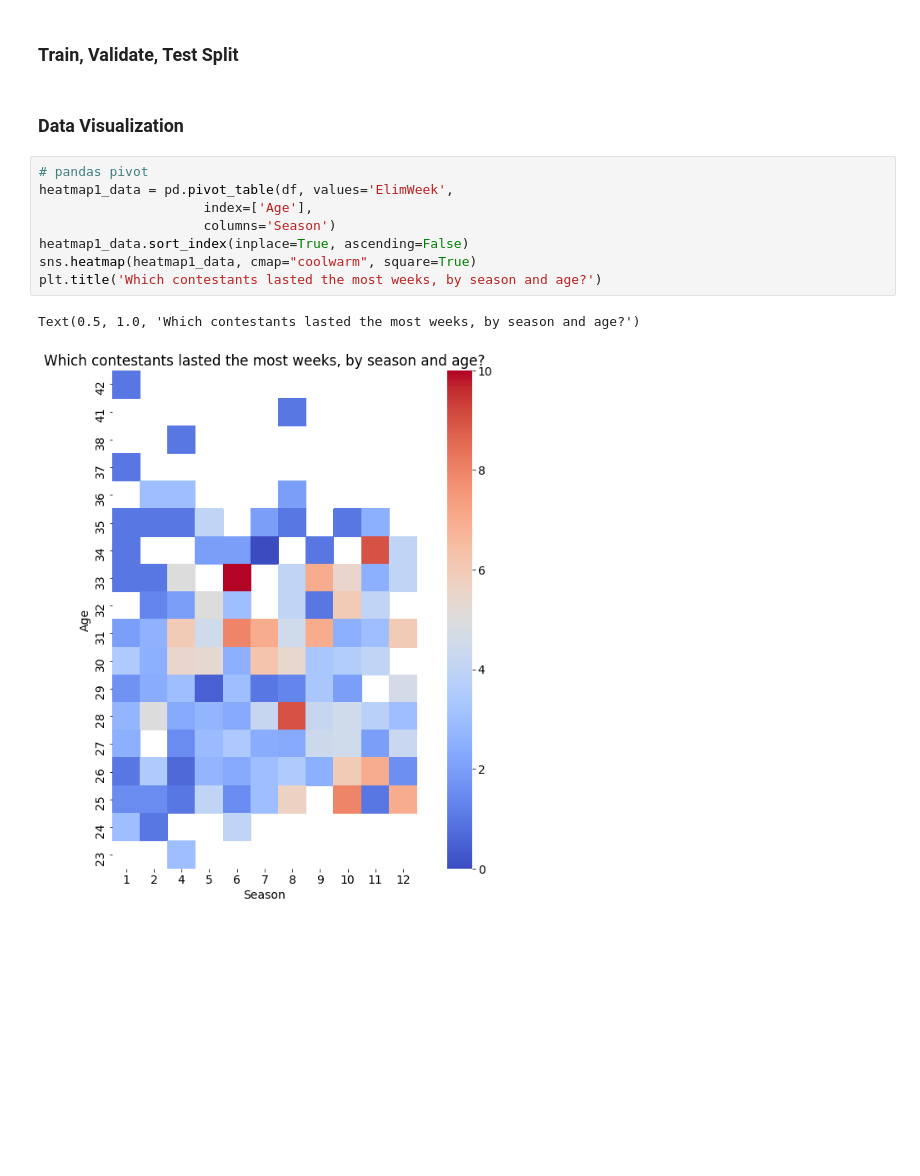
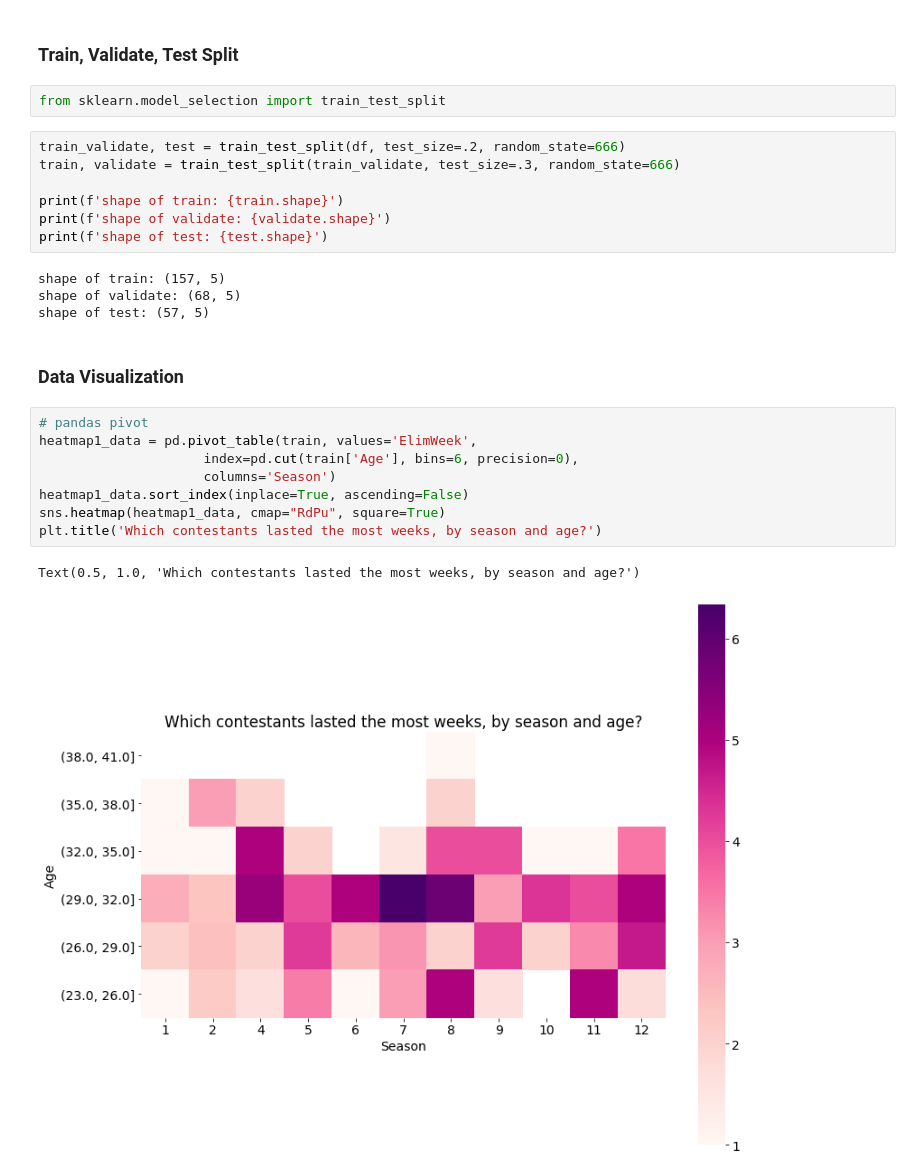
Before and after one commit to KwameTaylor/bachelorette-predictor, a Jupyter notebook: kaggle-datasets/explore.ipynb, the cells around one changed output. Drawn from its saved outputs; the diff is of its cells as text; blank space fills up the shorter version.

Commit message:
fix heatmap and age bins

```diff
--- a/kaggle-datasets/explore.ipynb
+++ b/kaggle-datasets/explore.ipynb
@@ -114,16 +114,29 @@ ElimWeek       11
 dtype: int64
 # %% [markdown]
 ### Train, Validate, Test Split
+# %%
+from sklearn.model_selection import train_test_split
+# %%
+train_validate, test = train_test_split(df, test_size=.2, random_state=666)
+train, validate = train_test_split(train_validate, test_size=.3, random_state=666)
+
+print(f'shape of train: {train.shape}')
+print(f'shape of validate: {validate.shape}')
+print(f'shape of test: {test.shape}')
+# %% [output]
+shape of train: (157, 5)
+shape of validate: (68, 5)
+shape of test: (57, 5)
 # %% [markdown]
 ### Data Visualization
 # %%
 # pandas pivot
-heatmap1_data = pd.pivot_table(df, values='ElimWeek',
-                     index=['Age'],
+heatmap1_data = pd.pivot_table(train, values='ElimWeek',
+                     index=pd.cut(train['Age'], bins=6, precision=0),
                      columns='Season')
 heatmap1_data.sort_index(inplace=True, ascending=False)
-sns.heatmap(heatmap1_data, cmap="coolwarm", square=True)
+sns.heatmap(heatmap1_data, cmap="RdPu", square=True)
 plt.title('Which contestants lasted the most weeks, by season and age?')
 # %% [output]
 Text(0.5, 1.0, 'Which contestants lasted the most weeks, by season and age?')
-[figure, old version]
+[figure, new version]
```
